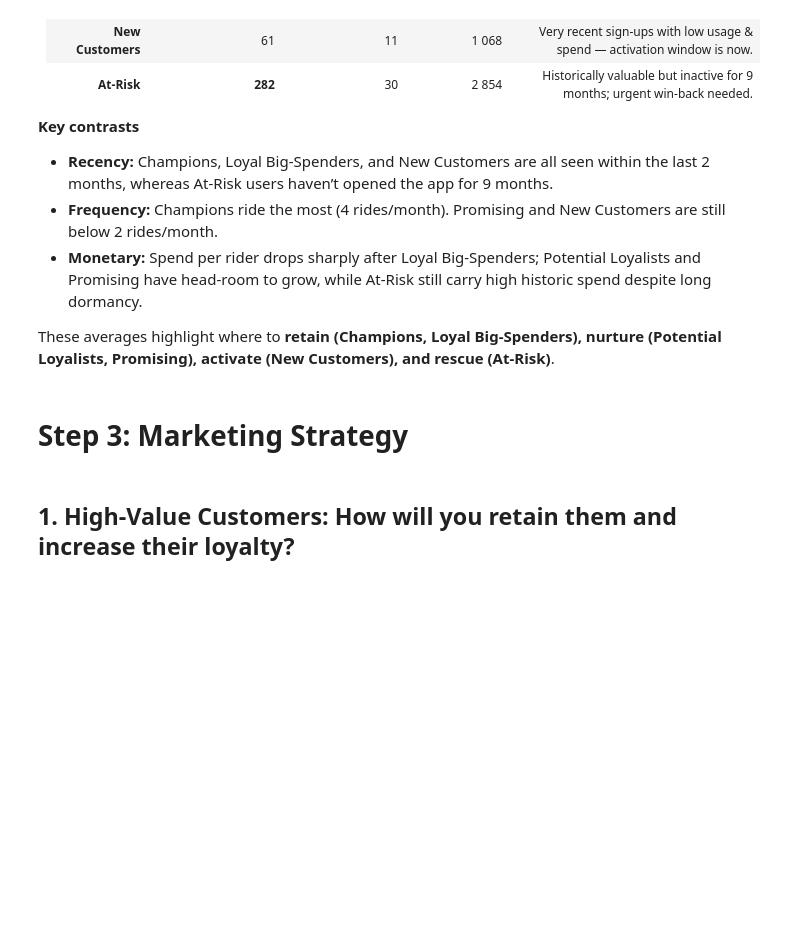
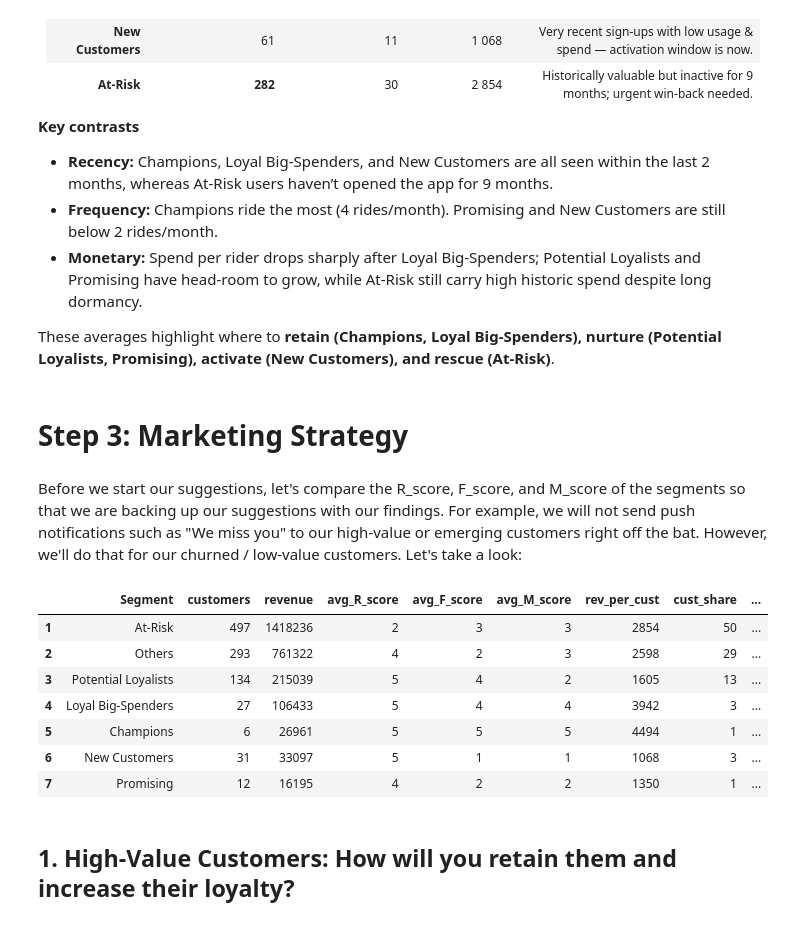
Before and after one commit to rodyonraskolnikov/rfm-segmentation-retention-analysis, a Jupyter notebook: bitaksi_rfm.ipynb, the cells around one changed output. Drawn from its saved outputs; the diff is of its cells as text; code cells hidden in the pictures; blank space fills up the shorter version.

```diff
--- a/bitaksi_rfm.ipynb
+++ b/bitaksi_rfm.ipynb
@@ -753,6 +753,33 @@ Passing `palette` without assigning `hue` is deprecated and will be removed in v
 These averages highlight where to **retain (Champions, Loyal Big-Spenders), nurture (Potential Loyalists, Promising), activate (New Customers), and rescue (At-Risk)**.
 # %% [markdown]
 # Step 3: Marketing Strategy
+# %% [markdown]
+Before we start our suggestions, let's compare the R_score, F_score, and M_score of the segments so that we are backing up our suggestions with our findings. For example, we will not send push notifications such as "We miss you" to our high-value or emerging customers right off the bat. However, we'll do that for our churned / low-value customers. Let's take a look:
+# %%
+kpi = (df.groupby('Segment')
+        .agg(customers   = ('Customer ID', 'count'),
+             revenue     = ('Total Spending (TL)', 'sum'),
+             avg_R_score = ('R_int', 'mean'),
+             avg_F_score = ('F_int', 'mean'),
+             avg_M_score = ('M_int', 'mean'))
+        .assign(rev_per_cust = lambda x: (x['revenue'] / x['customers']),
+                cust_share   = lambda x: (x['customers'] / x['customers'].sum() * 100),
+                rev_share    = lambda x: (x['revenue']   / x['revenue'].sum()   * 100))
+        .round(0)
+        .astype(int)
+        .reset_index()
+        .sort_values('rev_share', ascending=False))
+kpi.index = range(1, len(kpi) + 1)
+display(kpi)
+# %% [output]
+|  | Segment | customers | revenue | avg_R_score | avg_F_score | avg_M_score | rev_per_cust | cust_share | ... |
+| 1 | At-Risk | 497 | 1418236 | 2 | 3 | 3 | 2854 | 50 | ... |
+| 2 | Others | 293 | 761322 | 4 | 2 | 3 | 2598 | 29 | ... |
+| 3 | Potential Loyalists | 134 | 215039 | 5 | 4 | 2 | 1605 | 13 | ... |
+| 4 | Loyal Big-Spenders | 27 | 106433 | 5 | 4 | 4 | 3942 | 3 | ... |
+| 5 | Champions | 6 | 26961 | 5 | 5 | 5 | 4494 | 1 | ... |
+| 6 | New Customers | 31 | 33097 | 5 | 1 | 1 | 1068 | 3 | ... |
+| 7 | Promising | 12 | 16195 | 4 | 2 | 2 | 1350 | 1 | ... |
 # %% [markdown]
 ## 1. High-Value Customers: How will you retain them and increase their loyalty?
 # %% [markdown]
```
Also changed, not shown: parts of 4 cells of this notebook.
